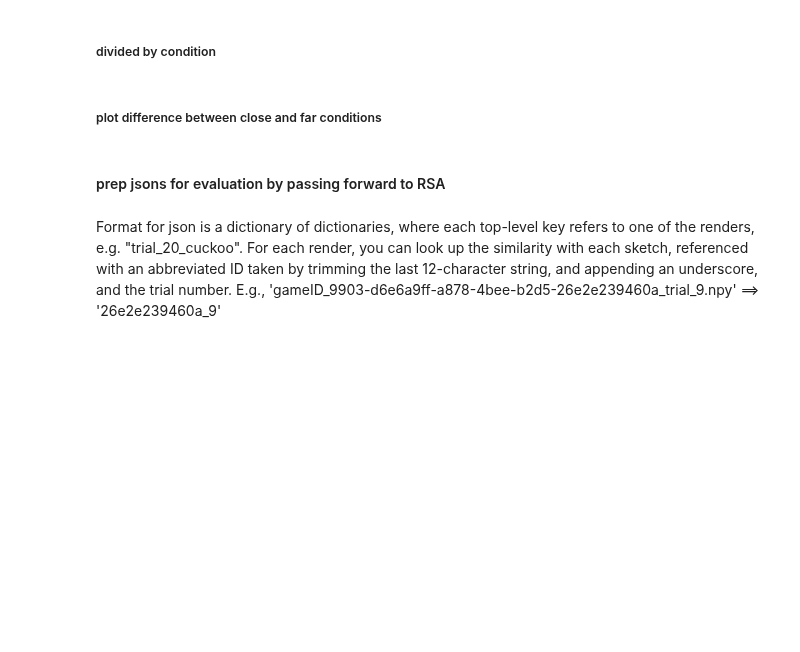
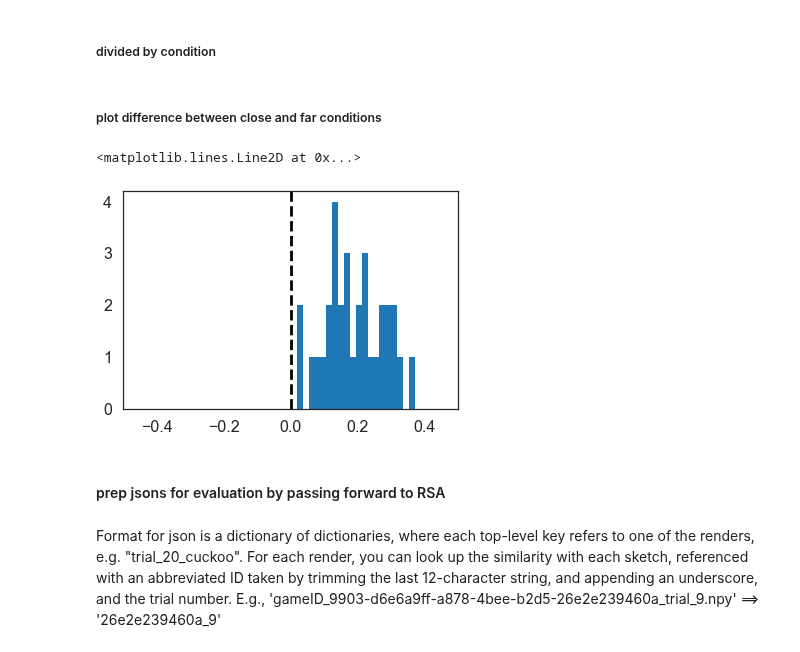
Before and after one commit to judithfan/visual_communication_in_context, a Jupyter notebook: analysis/pilot2_analysis_sketchpad_basic_recog.ipynb, the cells around one changed output. Saved outputs shown, nothing was run; the diff lists cells and outputs as text; code cells hidden in the pictures; blank space fills up the shorter version.

```diff
--- a/analysis/pilot2_analysis_sketchpad_basic_recog.ipynb
+++ b/analysis/pilot2_analysis_sketchpad_basic_recog.ipynb
@@ -489,6 +501,13 @@ plt.close(fig)
 
 # save out to npy
 np.save('./human_confusion.npy',normed)
+# %%
+h = plt.hist(np.diagonal(normed[:,:,0]-normed[:,:,1]),20)
+plt.xlim(-0.5,0.5)
+plt.axvline(0,linestyle='dashed',color='black')
+# %% [output]
+<matplotlib.lines.Line2D at 0x...>
+[figure, added]
 # %%
 ## save out object order
 x = pd.DataFrame([obj_list])
```
Also changed, not shown: parts of 35 cells of this notebook.
